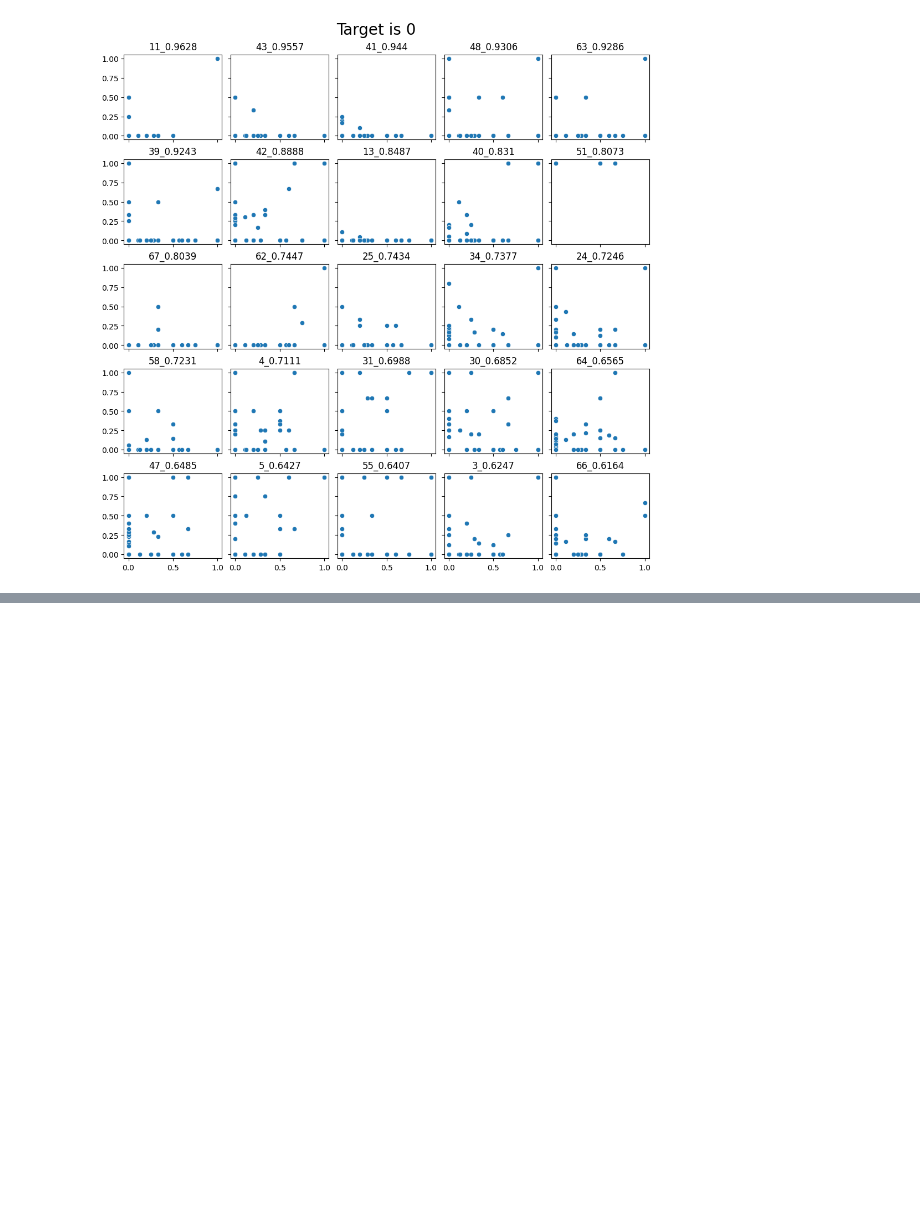
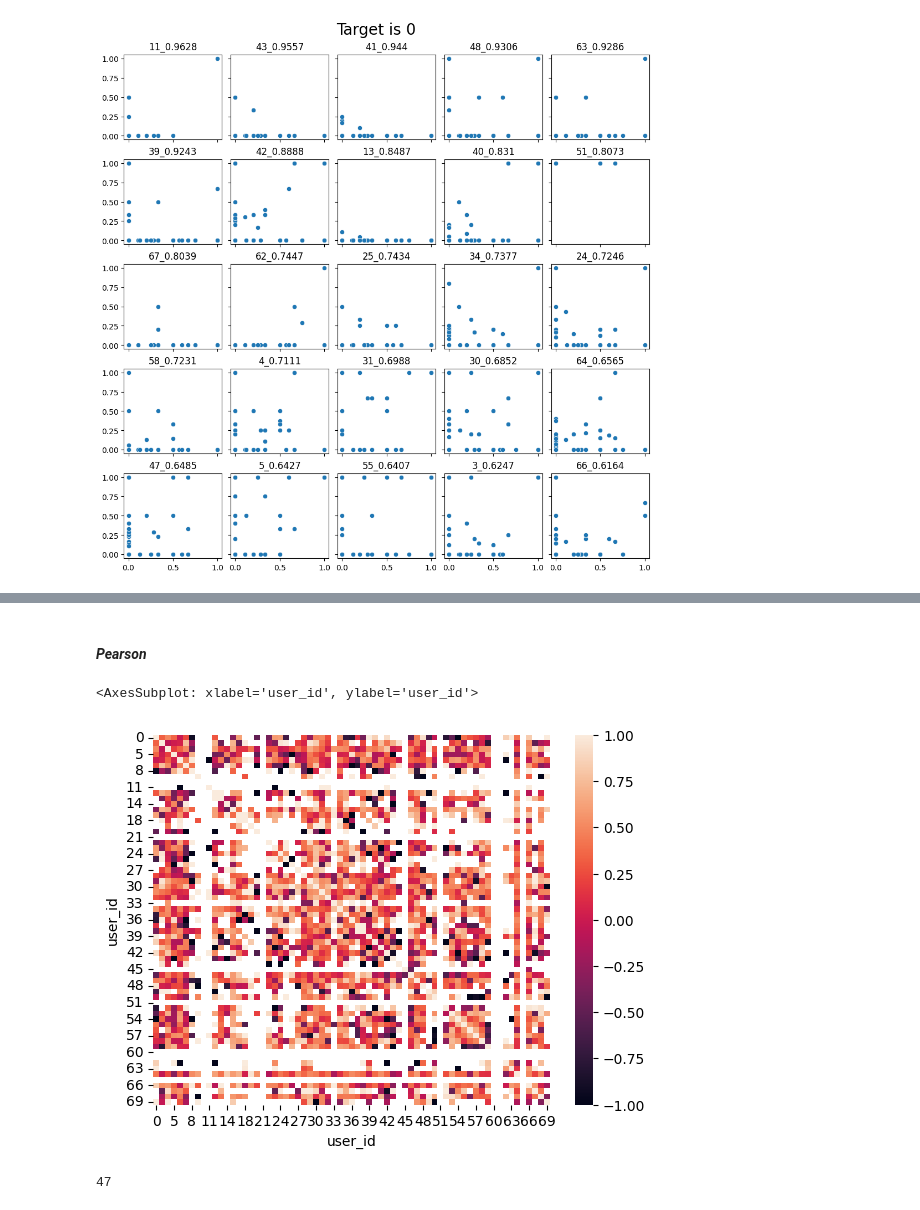
Before and after one commit to csLee94/project_notebook, a Jupyter notebook: collaborative_filtering/notebooks/get_eda.ipynb, the cells around one changed output, grey strips where cells are left out. Drawn from its saved outputs; the diff is of its cells as text; code cells hidden in the pictures; blank space fills up the shorter version.

Commit message:
update pearson corr

```diff
--- a/collaborative_filtering/notebooks/get_eda.ipynb
+++ b/collaborative_filtering/notebooks/get_eda.ipynb
@@ -246,0 +266,13 @@ Text(0.5, 0.98, 'Target is 0')
+# %%
+df_items = df_data_org[['item_id', 'user_id']].groupby('item_id').nunique().reset_index()
+# Find items where provided count is over than 10
+list_item = list(df_items.loc[df_items['user_id']>10, ['item_id']]['item_id'])
+
+df_data = df_data_org.loc[df_data_org['item_id'].isin(list_item)].copy()
+
+def get_agg(value):
+    return pd.Series({"ratio":value['join'].sum() / value['id'].count()}, index=['ratio'])
+
+df_grouped_2 = df_data.groupby(['user_id', 'item_id']).apply(get_agg)
+df_grouped_2.reset_index(inplace=True)
+df_grouped_2.head(10)
@@ -246,0 +291,14 @@ Text(0.5, 0.98, 'Target is 0')
+# %% [markdown]
+#### *Pearson*
+# %%
+pcc = df_grouped_2.loc[df_grouped_2['ratio']>0].pivot(index='item_id', columns='user_id', values='ratio')
+pcc_matrix = pcc.corr(method='pearson')
+sns.heatmap(pcc_matrix)
+# %% [output]
+<AxesSubplot: xlabel='user_id', ylabel='user_id'>
+[figure, added]
+# %%
+valid_user = [idx for idx in pcc_matrix.index if sum(pcc_matrix[idx].notna())>30]
+len(valid_user)
+# %% [output]
+47
```
Also changed, not shown: parts of 9 cells of this notebook.
